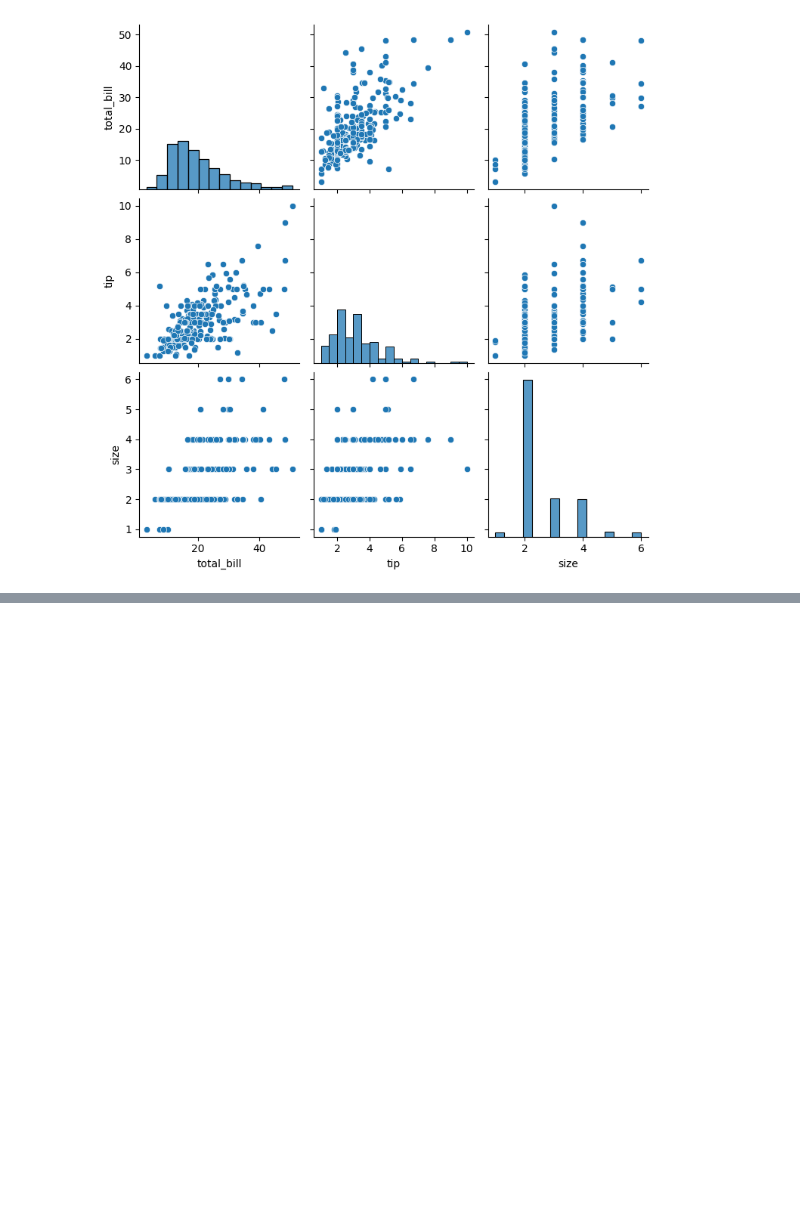
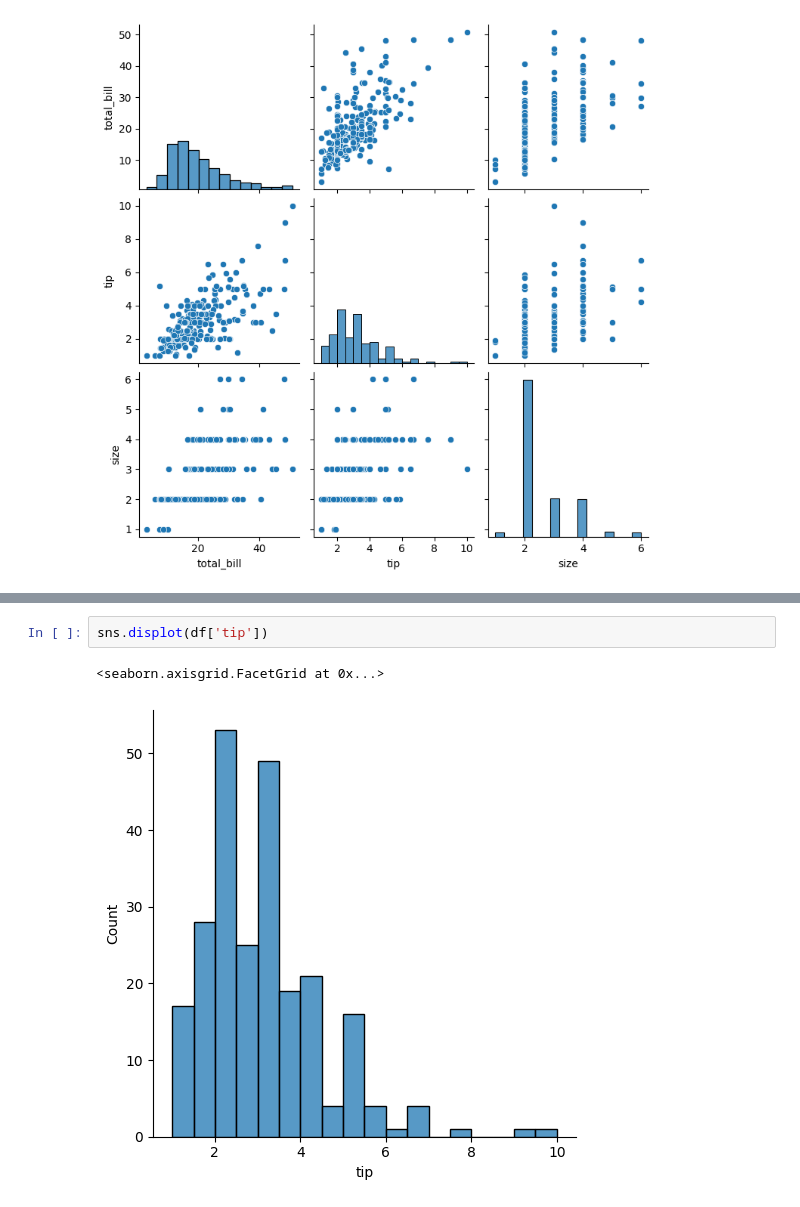
Before and after one commit to AbhishekSaini1101/Colab, a Jupyter notebook: PythonPractice.ipynb, the cells around one changed output, grey strips where cells are left out. Saved outputs shown, nothing was run; the diff lists cells and outputs as text; blank space fills up the shorter version.

```diff
--- a/PythonPractice.ipynb
+++ b/PythonPractice.ipynb
@@ -689,0 +702,5 @@ sns.pairplot(df)
+# %%
+sns.displot(df['tip'])
+# %% [output]
+<seaborn.axisgrid.FacetGrid at 0x...>
+[figure, added]
```
Also changed, not shown: parts of 3 cells of this notebook.
